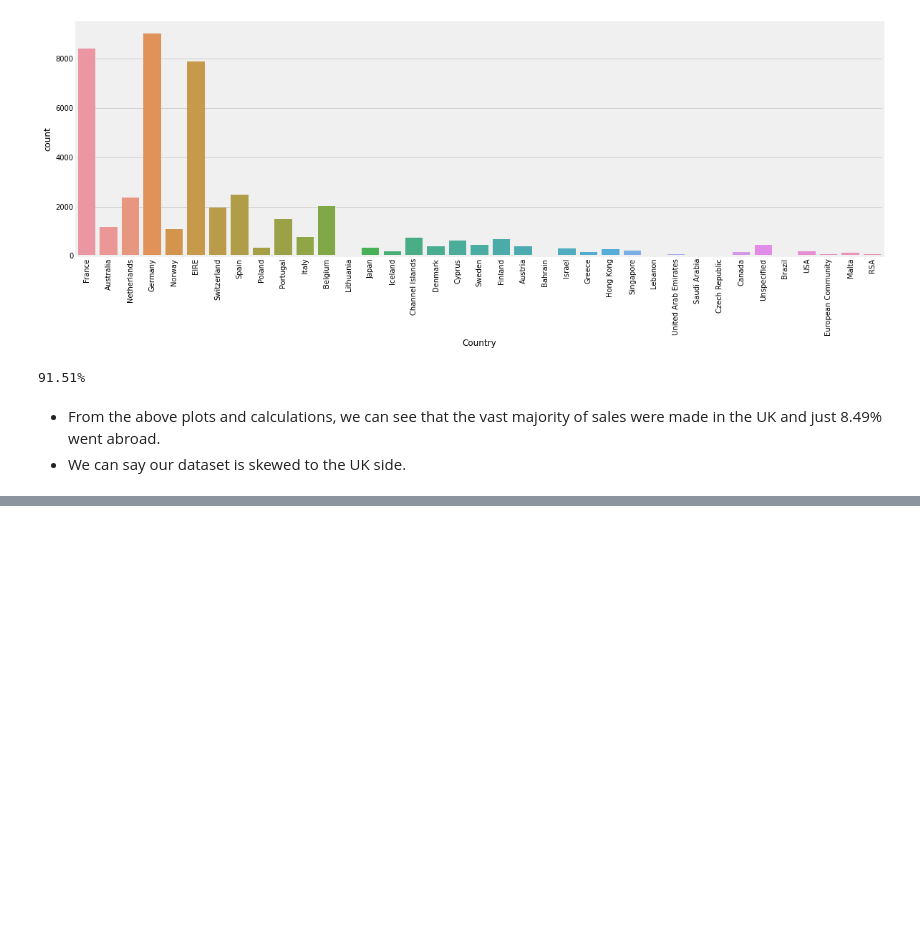
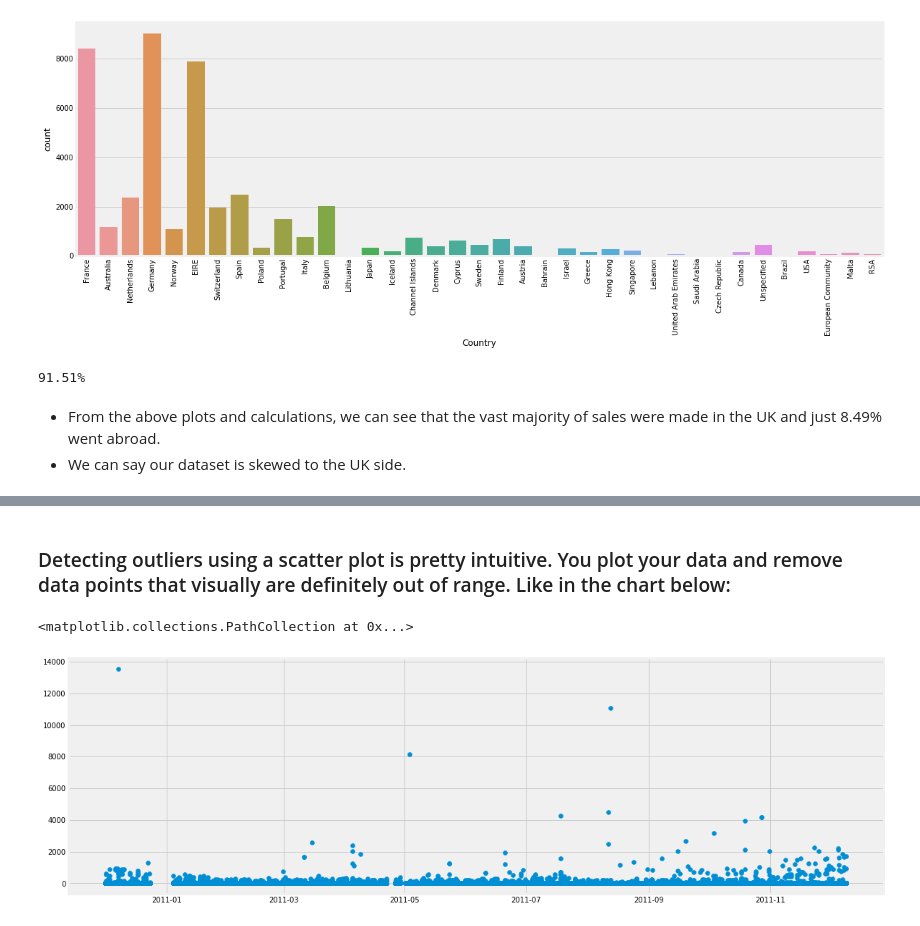
Before and after one commit to AmirMotefaker/Predicting-Sales-Ecommerce, a Jupyter notebook: predicting-sales-ecommerce.ipynb, the cells around one changed output, grey strips where cells are left out. Cells and saved outputs as stored; diff of their text form; code cells hidden in the pictures; blank space fills up the shorter version.

```diff
--- a/predicting-sales-ecommerce.ipynb
+++ b/predicting-sales-ecommerce.ipynb
@@ -408,0 +416,8 @@ print(str('{0:.2f}%').format(uk_perc*100))
+# %% [markdown]
+### Detecting outliers using a scatter plot is pretty intuitive. You plot your data and remove data points that visually are definitely out of range. Like in the chart below:
+# %%
+plt.figure(figsize=(18,6))
+plt.scatter(x=df.index, y=df['UnitPrice'])
+# %% [output]
+<matplotlib.collections.PathCollection at 0x...>
+[figure, added]
```
Also changed, not shown: parts of 2 cells of this notebook.
